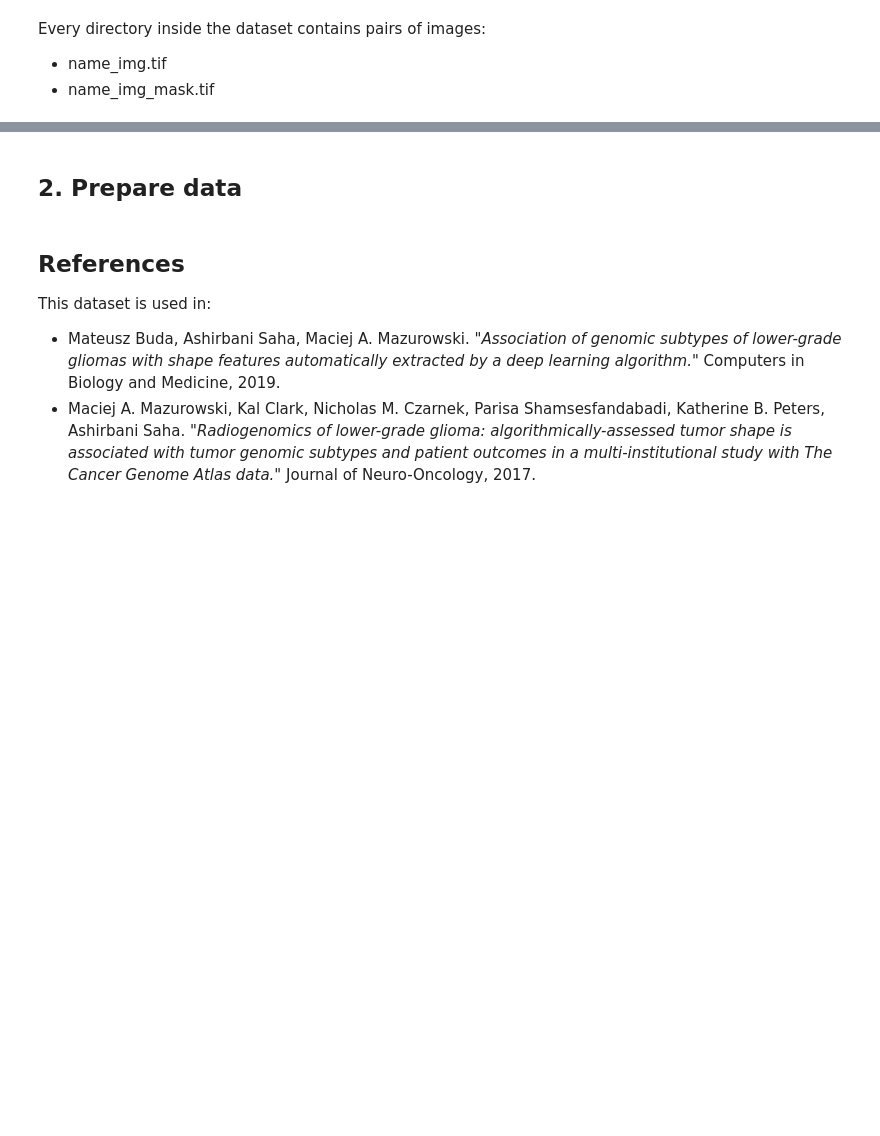
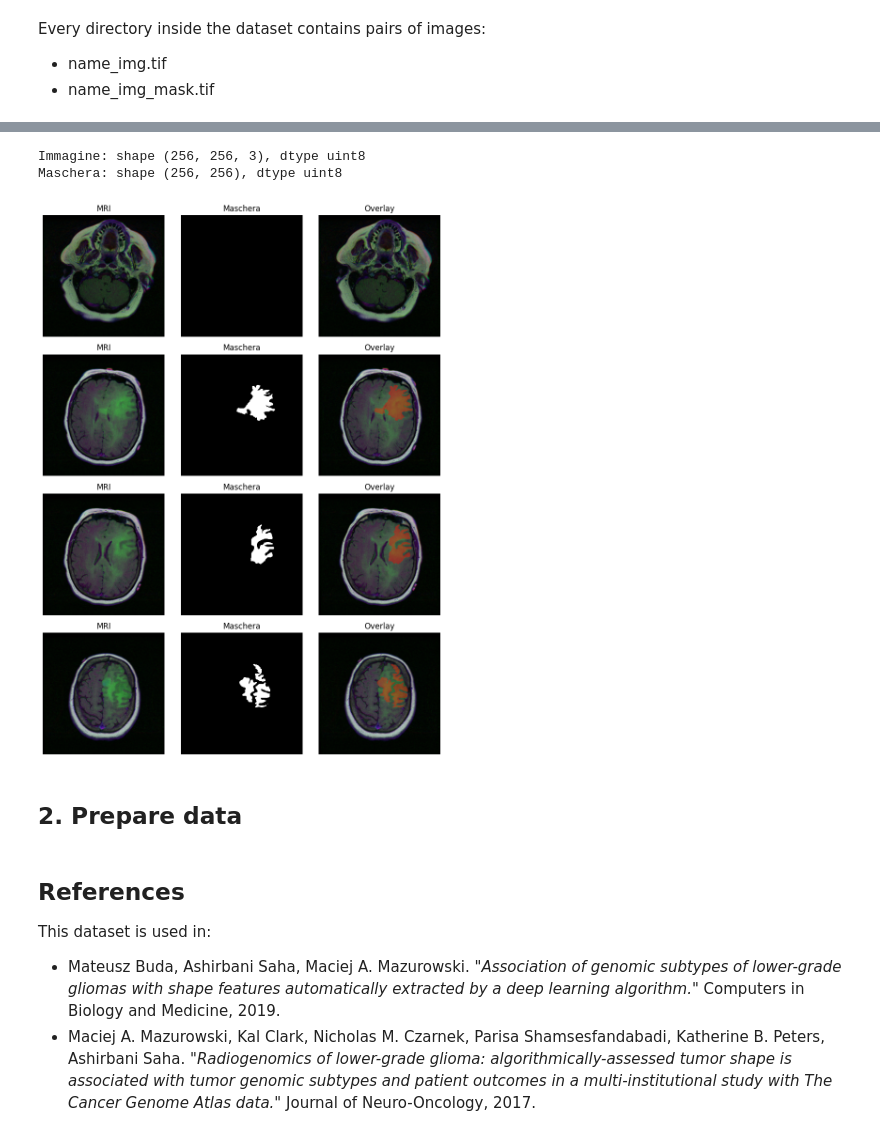
Before and after one commit to LorenzoSansone/brain-mri-segmentation, a Jupyter notebook: brain_mri_segmentation.ipynb, the cells around one changed output, grey strips where cells are left out. Cells and saved outputs as stored; diff of their text form; code cells hidden in the pictures; blank space fills up the shorter version.

Commit message:
show images

```diff
--- a/brain_mri_segmentation.ipynb
+++ b/brain_mri_segmentation.ipynb
@@ -36,7 +39,7 @@ print("Path to dataset files:", path)
 # %%
-mask_paths = glob("/kaggle/input/**/*mask*.*", recursive=True)
+masks_paths = glob("/kaggle/input/**/*mask*.*", recursive=True)
 
-print("Number of masks:", len(mask_paths))
+print("Number of masks:", len(masks_paths))
 
-for i,path in enumerate(mask_paths[:3]):
+for i,path in enumerate(masks_paths[:3]):
     print(f"{i}° path: {path}")
@@ -60,3 +91,46 @@ df.info()
+# %%
+img = cv2.imread(df['images_paths'].iloc[0])
+msk = cv2.imread(df['masks_paths'].iloc[0], cv2.IMREAD_GRAYSCALE)
+
+print(f"Immagine: shape {img.shape}, dtype {img.dtype}")
+print(f"Maschera: shape {msk.shape}, dtype {msk.dtype}")
+# %% [output]
+Immagine: shape (256, 256, 3), dtype uint8
+Maschera: shape (256, 256), dtype uint8
+# %%
+def show_data(pairs, alpha=0.4):
+    n = len(pairs)
+    fig, axes = plt.subplots(n, 3, figsize=(9, 3 * n))
+
+    for i, (img_path, msk_path) in enumerate(pairs):
+        img = cv2.imread(img_path)
+        img = cv2.cvtColor(img, cv2.COLOR_BGR2RGB)          # cv2 legge in BGR
+        msk = cv2.imread(msk_path, cv2.IMREAD_GRAYSCALE)
+
+        # overlay: rosso dove la maschera è attiva
+        overlay = img.copy()
+        overlay[msk > 0] = [255, 0, 0]
+        blended = cv2.addWeighted(img, 1 - alpha, overlay, alpha, 0)
+
+        axes[i, 0].imshow(img)
+        axes[i, 0].set_title('MRI')
+        axes[i, 0].axis('off')
+
+        axes[i, 1].imshow(msk, cmap='gray')
+        axes[i, 1].set_title('Maschera')
+        axes[i, 1].axis('off')
+
+        axes[i, 2].imshow(blended)
+        axes[i, 2].set_title('Overlay')
+        axes[i, 2].axis('off')
+
+    plt.tight_layout()
+    plt.show()
+
+pairs = list(zip(df['images_paths'], df['masks_paths']))
+show_data(pairs[1:5])
+# %% [output]
+[figure, added]
 # %%
 # create training dataframe
 train_df, val_test_df = train_test_split(df, random_state = RANDOM_STATE, train_size= TRAINING_SPLIT)
```
Also changed, not shown: parts of 8 cells of this notebook.
